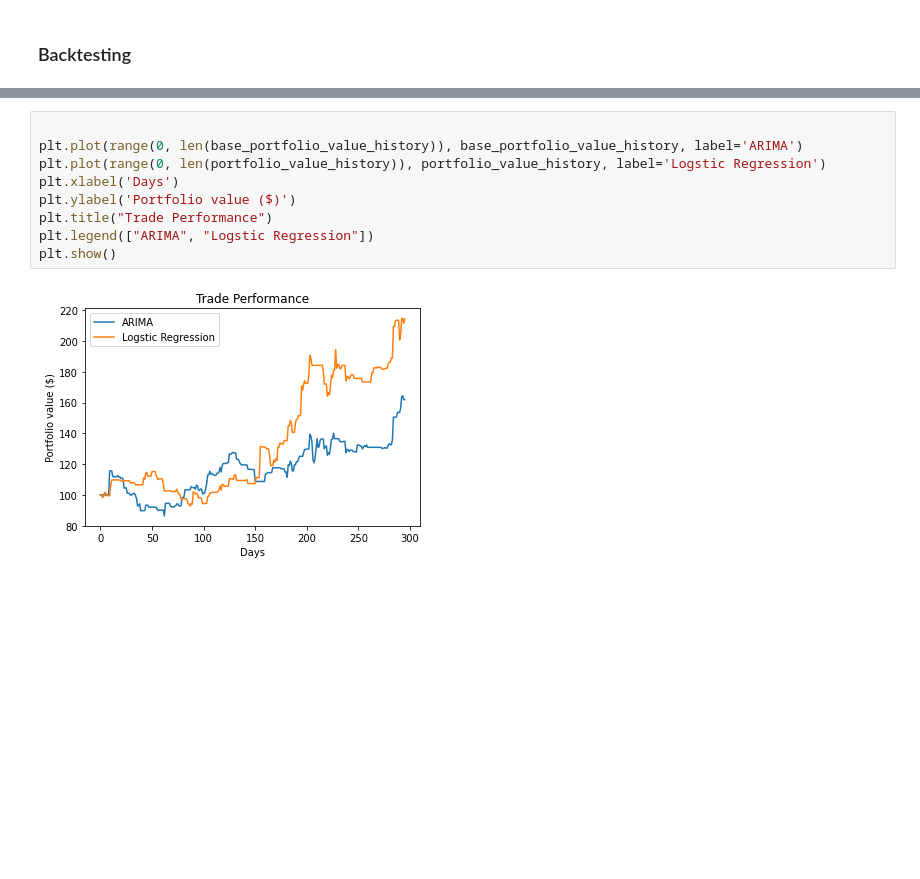
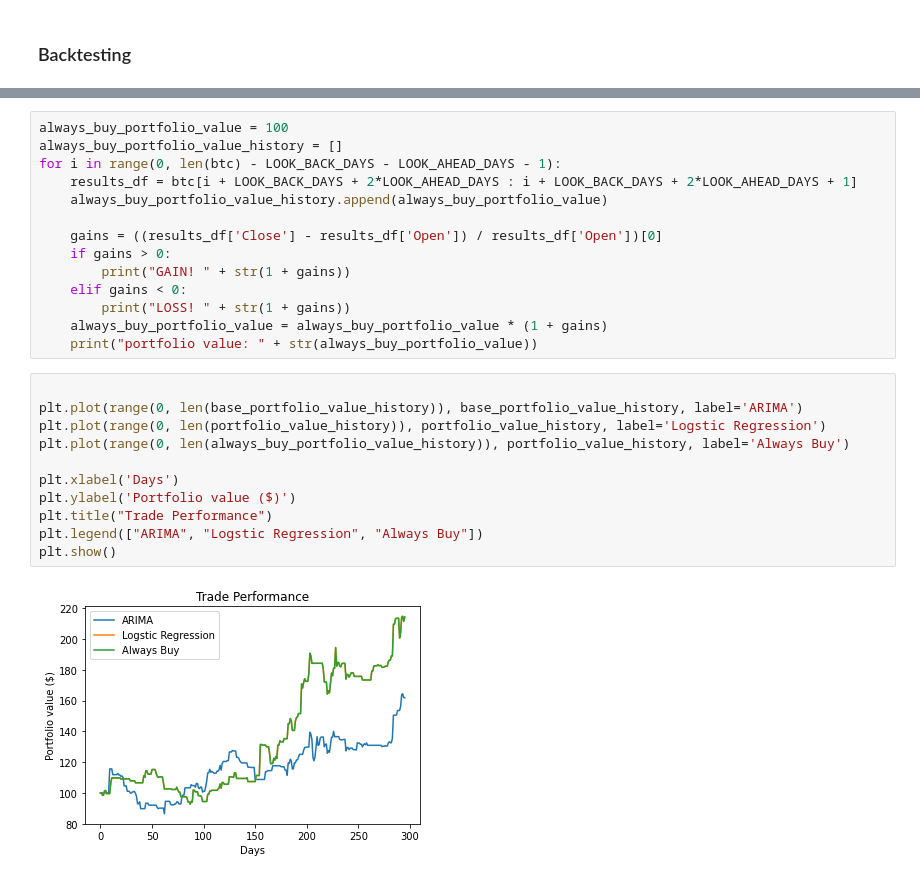
Before and after one commit to danmao124/financial_model, a Jupyter notebook: main.ipynb, the cells around one changed output, grey strips where cells are left out. Saved outputs shown, nothing was run; the diff lists cells and outputs as text; blank space fills up the shorter version.

Commit message:
added an always buy benchmark backtest

```diff
--- a/main.ipynb
+++ b/main.ipynb
@@ -702,11 +650,27 @@ portfolio value: 161.11065591787897
+# %%
+always_buy_portfolio_value = 100
+always_buy_portfolio_value_history = []
+for i in range(0, len(btc) - LOOK_BACK_DAYS - LOOK_AHEAD_DAYS - 1):
+    results_df = btc[i + LOOK_BACK_DAYS + 2*LOOK_AHEAD_DAYS : i + LOOK_BACK_DAYS + 2*LOOK_AHEAD_DAYS + 1]
+    always_buy_portfolio_value_history.append(always_buy_portfolio_value)
+
+    gains = ((results_df['Close'] - results_df['Open']) / results_df['Open'])[0]
+    if gains > 0:
+        print("GAIN! " + str(1 + gains))
+    elif gains < 0:
+        print("LOSS! " + str(1 + gains))
+    always_buy_portfolio_value = always_buy_portfolio_value * (1 + gains)
+    print("portfolio value: " + str(always_buy_portfolio_value))
 # %%
 
 plt.plot(range(0, len(base_portfolio_value_history)), base_portfolio_value_history, label='ARIMA')
 plt.plot(range(0, len(portfolio_value_history)), portfolio_value_history, label='Logstic Regression')
+plt.plot(range(0, len(always_buy_portfolio_value_history)), portfolio_value_history, label='Always Buy')
+
 plt.xlabel('Days')
 plt.ylabel('Portfolio value ($)')
 plt.title("Trade Performance")
-plt.legend(["ARIMA", "Logstic Regression"])
+plt.legend(["ARIMA", "Logstic Regression", "Always Buy"])
 plt.show()
 # %% [output]
-[figure, old version]
+[figure, new version]
```
Also changed, not shown: parts of 2 cells of this notebook.
